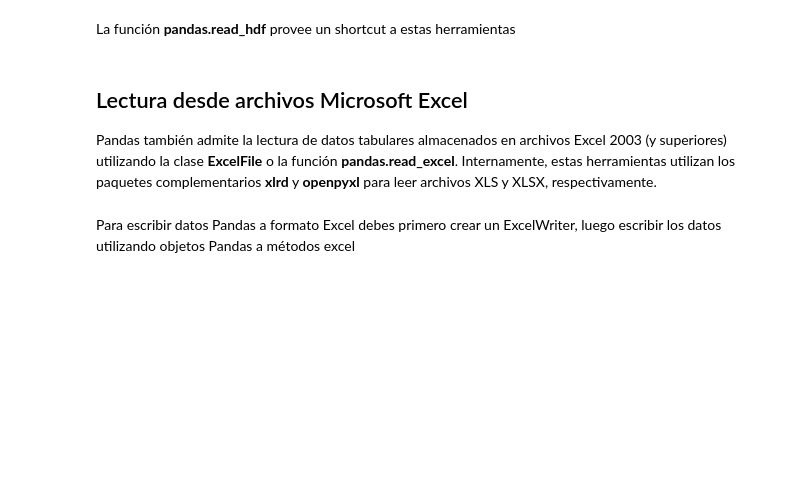
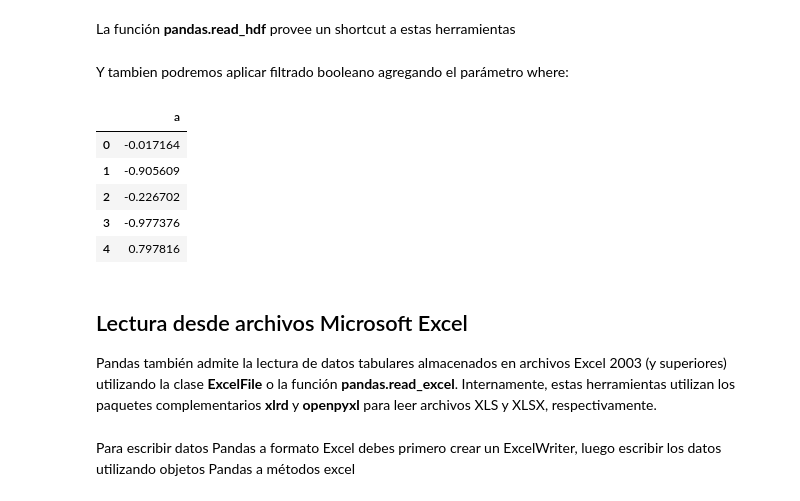
Before and after one commit to ri1965/DataScience, a Jupyter notebook: 3.Pandas/Pandas_DataLoading.ipynb, the cells around one changed output. Cells and saved outputs as stored; diff of their text form; code cells hidden in the pictures; blank space fills up the shorter version.

Commit message:
Correciones sobre Pandas Data Loading

```diff
--- a/3.Pandas/Pandas_DataLoading.ipynb
+++ b/3.Pandas/Pandas_DataLoading.ipynb
@@ -351,3 +593,14 @@ pd.read_hdf('./sample_data/mydata.h5', 'obj3', where=['index < 5'])
+# %% [markdown]
+Y tambien podremos aplicar filtrado booleano agregando el parámetro where:
+# %%
+pd.read_hdf('./sample_data/mydata.h5', 'obj3', mode='r+', where=['index < 5'])
+# %% [output]
+|  | a |
+| 0 | -0.017164 |
+| 1 | -0.905609 |
+| 2 | -0.226702 |
+| 3 | -0.977376 |
+| 4 | 0.797816 |
 # %% [markdown]
 ## Lectura desde archivos Microsoft Excel
 
```
Also changed, not shown: parts of 52 cells of this notebook.
